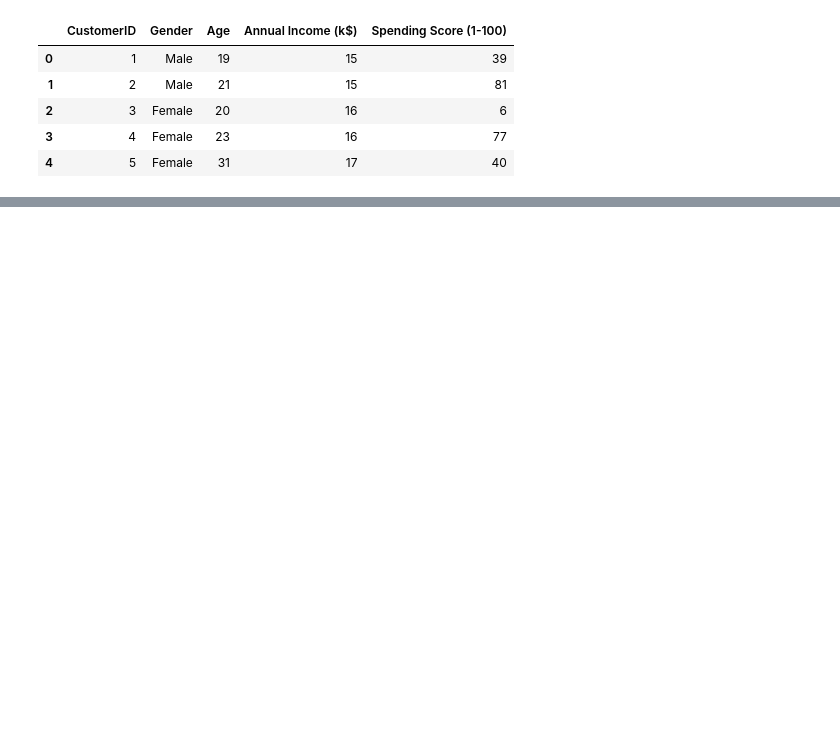
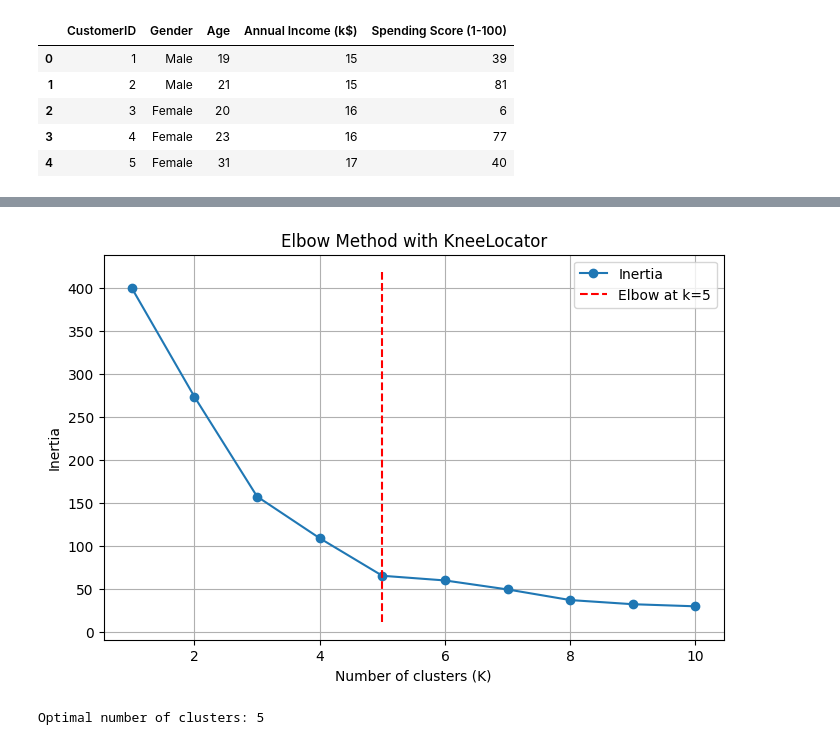
Before and after one commit to Harsimran-singh-7765/Elevate_labs_Harsimran_singh_task_8, a Jupyter notebook: main.ipynb, the cells around one changed output, grey strips where cells are left out. Saved outputs shown, nothing was run; the diff lists cells and outputs as text; code cells hidden in the pictures; blank space fills up the shorter version.

Commit message:
added k means , pca ,visualized ,Silhouette score

```diff
--- a/main.ipynb
+++ b/main.ipynb
@@ -46,4 +48,5 @@ dtype: int64
 # %%
 df['Gender'] = df['Gender'].map({'Male': 0, 'Female': 1})
 # %%
-X = df.drop(['CustomerID'], axis=1)
+X = df[['Annual Income (k$)', 'Spending Score (1-100)']]
+X
@@ -72,0 +111,33 @@ array([[-1.12815215, -1.42456879, -1.73899919, -0.43480148],
+# %%
+
+from sklearn.cluster import KMeans
+from kneed import KneeLocator
+import matplotlib.pyplot as plt
+
+inertia = []
+K_range = range(1, 11)
+
+for k in K_range:
+    kmeans = KMeans(n_clusters=k, random_state=42)
+    kmeans.fit(scaled_X)
+    inertia.append(kmeans.inertia_)
+
+# Use KneeLocator to find the elbow
+knee = KneeLocator(K_range, inertia, curve='convex', direction='decreasing')
+optimal_k = knee.knee
+
+# Plot Elbow Graph with knee point marked
+plt.figure(figsize=(8,5))
+plt.plot(K_range, inertia, marker='o', label='Inertia')
+plt.vlines(optimal_k, plt.ylim()[0], plt.ylim()[1], linestyles='--', colors='red', label=f'Elbow at k={optimal_k}')
+plt.xlabel('Number of clusters (K)')
+plt.ylabel('Inertia')
+plt.title('Elbow Method with KneeLocator')
+plt.legend()
+plt.grid(True)
+plt.show()
+
+print(f"Optimal number of clusters: {optimal_k}")
+# %% [output]
+[figure, added]
+Optimal number of clusters: 5
```
Also changed, not shown: parts of 15 cells of this notebook.
